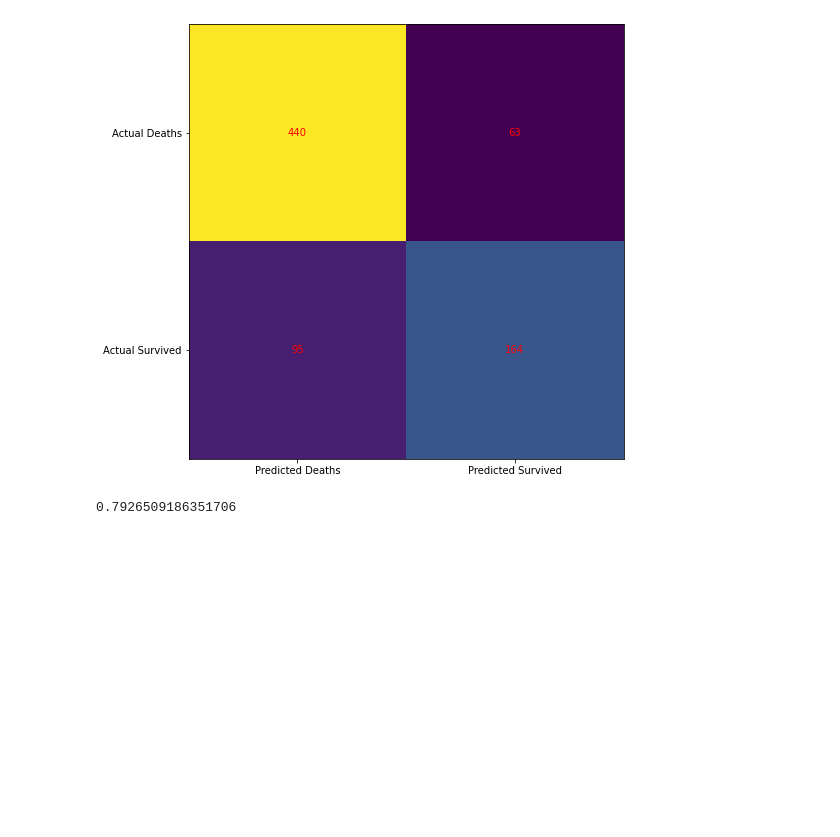
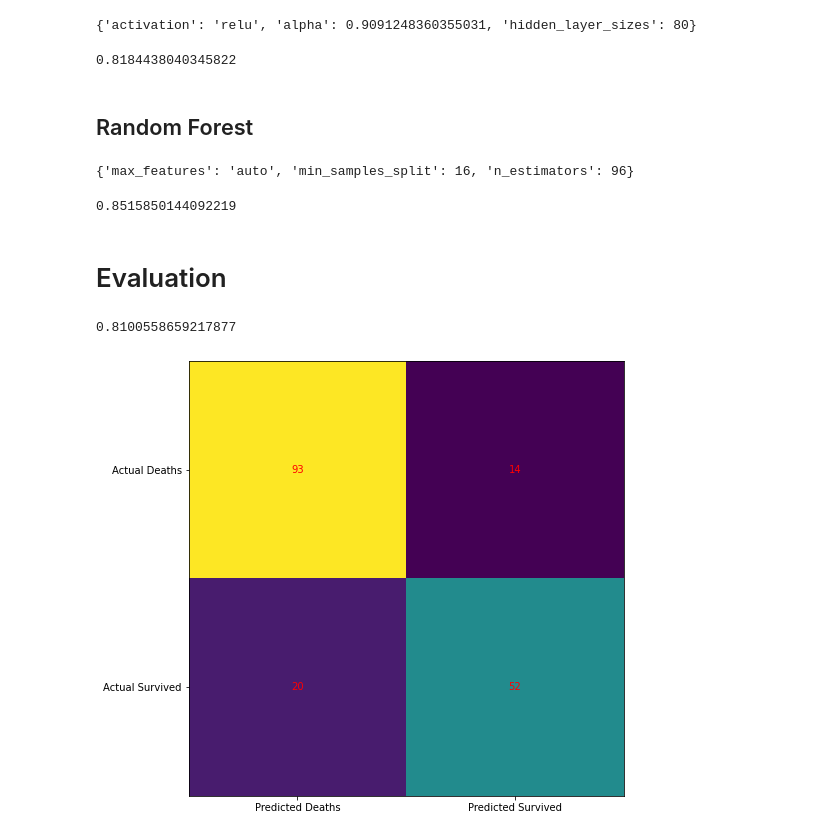
Before and after one commit to Jorgelmh/titanic-data-analysis, a Jupyter notebook: Implementing a model.ipynb, the cells around one changed output. Drawn from its saved outputs; the diff is of its cells as text; code cells hidden in the pictures; blank space fills up the shorter version.

Commit message:
Improve graphs and data preparation

```diff
--- a/Implementing a model.ipynb
+++ b/Implementing a model.ipynb
@@ -95,0 +69,6 @@ mean_squared_error(df.Survived, df.Pred_Survived)
+# %%
+for column in numerical_variables:
+    y_train = y_train.drop(X_train[np.abs(stats.zscore(X_train[column])) > 3].index)
+    X_train = X_train[np.abs(stats.zscore(X_train[column])) <= 3]
+
+outliers_col()
@@ -95,0 +86,14 @@ mean_squared_error(df.Survived, df.Pred_Survived)
+# %%
+from sklearn.linear_model import LogisticRegression
+from scipy.stats import uniform
+
+# Distributions to randomize
+distributions = dict(C=uniform(loc=0, scale=5),
+                      penalty=['l2', 'l1'])
+
+
+clf_logistic = RandomizedSearchCV(LogisticRegression(solver='saga',max_iter=1000), distributions,cv=10)
+clf_logistic.fit(X_train, y_train)
+
+print(clf_logistic.best_params_)
+clf_logistic.score(X_train, y_train)
@@ -96,20 +105,53 @@ mean_squared_error(df.Survived, df.Pred_Survived)
+# %%
+from sklearn.neural_network import MLPClassifier
+from scipy.stats import randint
+
+distributions = dict(alpha=uniform(loc=0, scale=5), activation=['logistic', 'relu'],
+                     hidden_layer_sizes=randint(60, 150 + 1))
+
+clf_ANN = RandomizedSearchCV(MLPClassifier(max_iter=2000), distributions, random_state=42, cv=10)
+search_mlp = clf_ANN.fit(X_train, y_train)
+print(search_mlp.best_params_)
+
+clf_ANN.score(X_train, y_train)
+# %% [output]
+{'activation': 'relu', 'alpha': 0.9091248360355031, 'hidden_layer_sizes': 80}
+0.8184438040345822
+# %% [markdown]
+## Random Forest
+# %%
+from sklearn.ensemble import RandomForestClassifier
+
+distributions = dict(max_features=['auto', 'sqrt', 'log2'], n_estimators=randint(80, 150), min_samples_split=randint(2, 20))
+clf_rf = RandomizedSearchCV(RandomForestClassifier(), distributions, cv=10)
+
+clf_rf.fit(X_train, y_train)
+print(clf_rf.best_params_)
+clf_rf.score(X_train, y_train)
+# %% [output]
+{'max_features': 'auto', 'min_samples_split': 16, 'n_estimators': 96}
+0.8515850144092219
+# %% [markdown]
+# Evaluation
+# %%
+test = RandomForestClassifier(max_features='log2', min_samples_split=5, n_estimators=100)
+test.fit(X_train, y_train)
+
+test.score(X_test, y_test)
+# %% [output]
+0.8100558659217877
 # %%
-cm = confusion_matrix(df.Survived, model_ols.predict(X=df[encoded_independent_variables]))
-
+cm = confusion_matrix(y_test, test.predict(X=X_test))
 
 fig, ax = plt.subplots(figsize=(8, 8))
 ax.imshow(cm)
 ax.grid(False)
 ax.xaxis.set(ticks=(0, 1), ticklabels=('Predicted Deaths', 'Predicted Survived'))
 ax.yaxis.set(ticks=(0, 1), ticklabels=('Actual Deaths', 'Actual Survived'))
 ax.set_ylim(1.5, -0.5)
 for i in range(2):
     for j in range(2):
         ax.text(j, i, cm[i, j], ha='center', va='center', color='red')
 plt.show()
 # %% [output]
-[figure, old version]
+[figure, new version]
-# %%
-model_ols.score(df[encoded_independent_variables], df.Survived)
-# %% [output]
-0.7926509186351706
```
Also changed, not shown: parts of 17 cells of this notebook, 4 other files.
